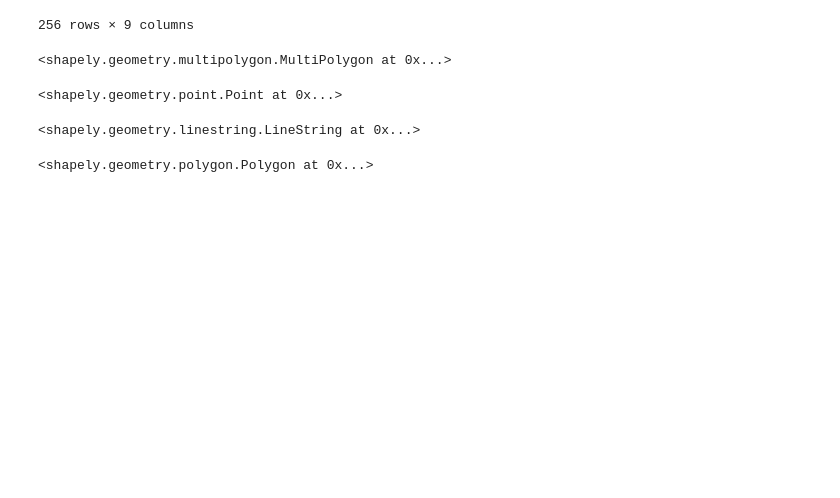
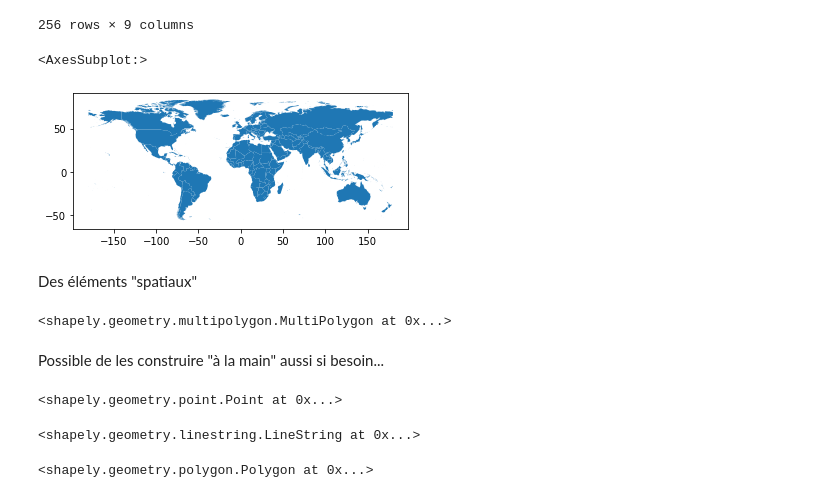
Before and after one commit to pyshs/CUSO-2022-printemps, a Jupyter notebook: Séance 6 - Usages avancés/Temps 2 - Statistiques plus avancées et carte.ipynb, the cells around one changed output. Saved outputs shown, nothing was run; the diff lists cells and outputs as text; code cells hidden in the pictures; blank space fills up the shorter version.

```diff
--- a/Séance 6 - Usages avancés/Temps 2 - Statistiques plus avancées et carte.ipynb
+++ b/Séance 6 - Usages avancés/Temps 2 - Statistiques plus avancées et carte.ipynb
@@ -166,10 +184,19 @@ carte
 | 254 | PT Territory | PRT | Southern Europe | None | Europe | Madeira Islands | None | Madeira Islands | POLYGON ((-17.10250 32.82333, -17... |
 | 255 | Member State | NZL | Australia and New Zealand | NZL | Oceania | New Zealand | NZ | Nouvelle-ZÃ©lande | MULTIPOLYGON (((169.18552 -52.576... |
 256 rows × 9 columns
+# %%
+carte.plot()
+# %% [output]
+<AxesSubplot:>
+[figure, added]
+# %% [markdown]
+Des éléments "spatiaux"
 # %%
 carte["geometry"].iloc[11]
 # %% [output]
 <shapely.geometry.multipolygon.MultiPolygon at 0x...>
+# %% [markdown]
+Possible de les construire "à la main" aussi si besoin...
 # %%
 from shapely.geometry import Point,Polygon,LineString
 # %%
```
Also changed, not shown: parts of 16 cells of this notebook.
